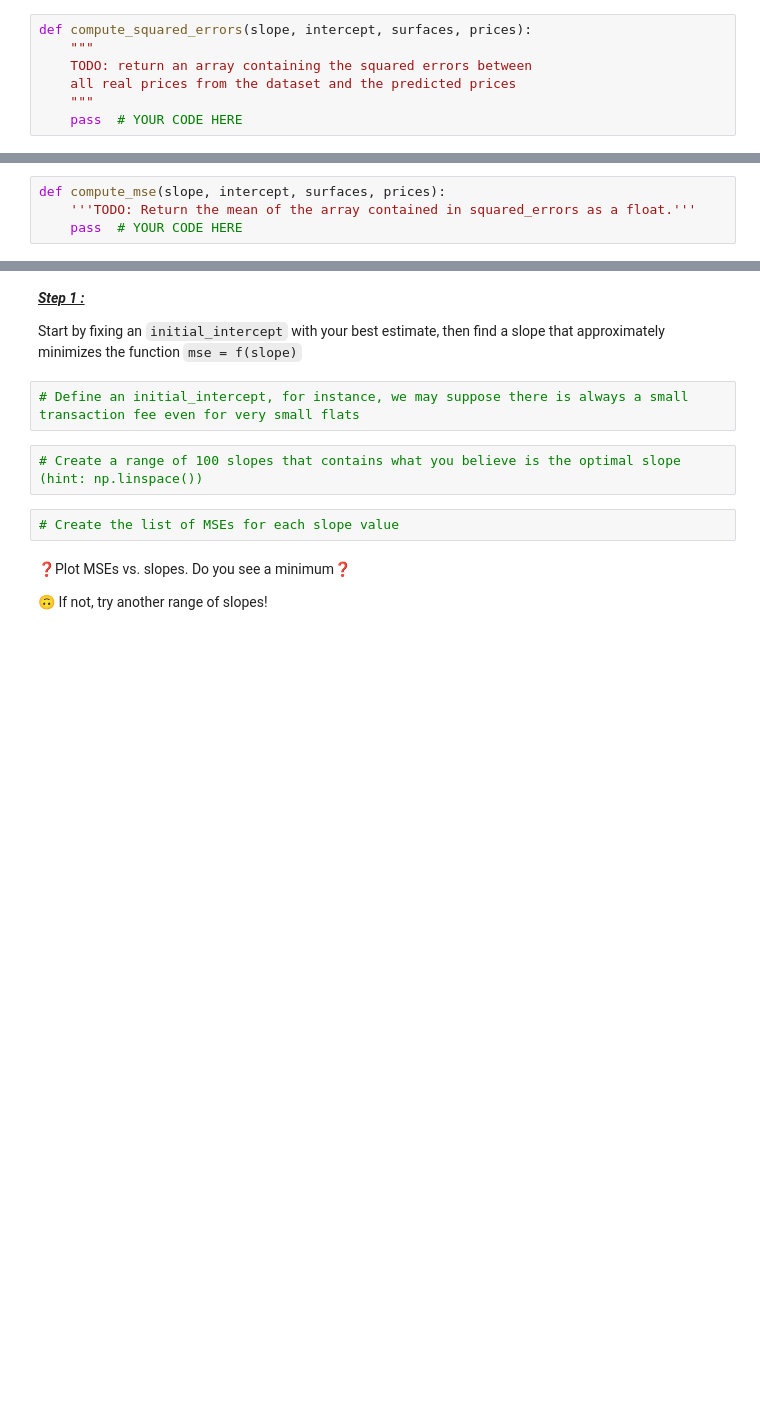
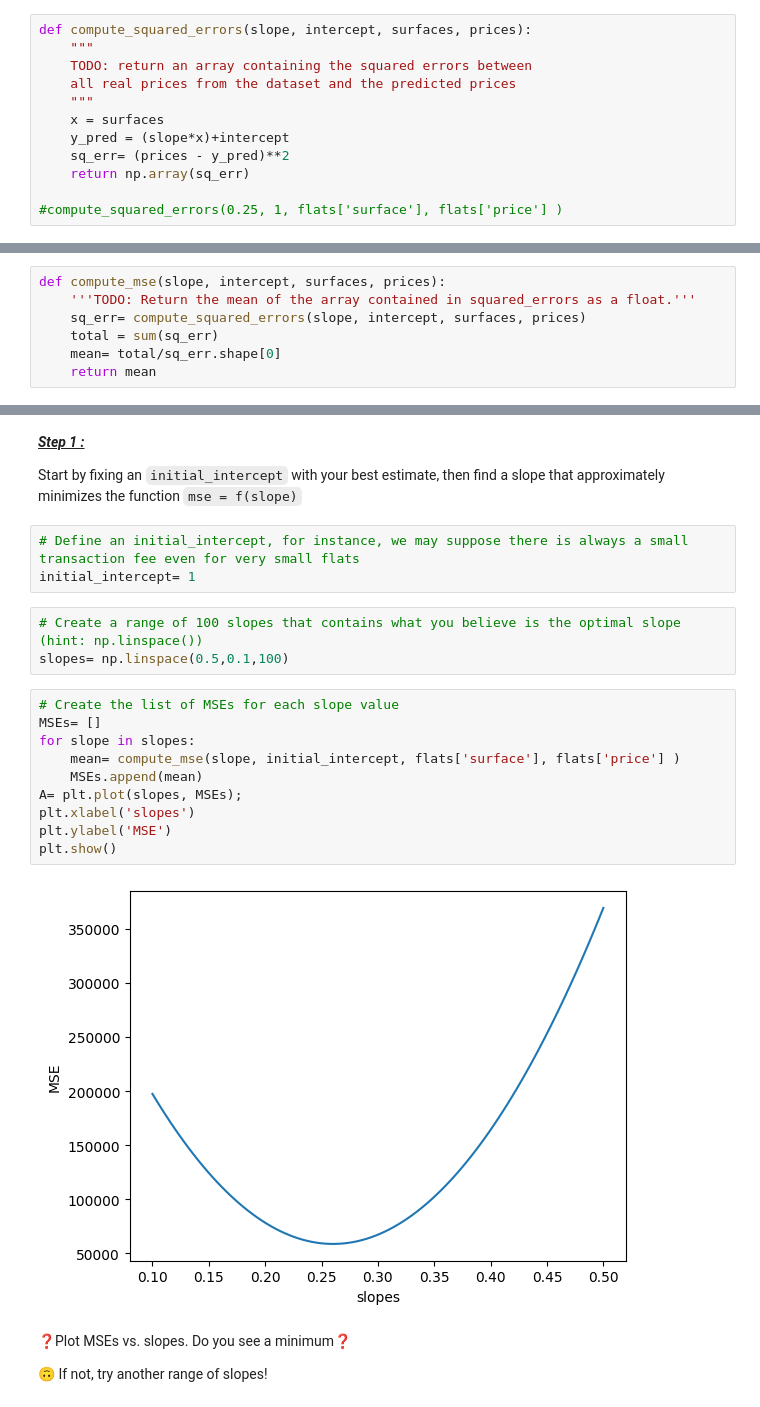
Before and after one commit to ParissaPeimaniyfard/data-real-estate-advanced-estimator, a Jupyter notebook: 02-real_estate_advanced_estimator.ipynb, the cells around one changed output, grey strips where cells are left out. Drawn from its saved outputs; the diff is of its cells as text; blank space fills up the shorter version.

```diff
--- a/02-real_estate_advanced_estimator.ipynb
+++ b/02-real_estate_advanced_estimator.ipynb
@@ -216,7 +219,12 @@ def compute_squared_errors(slope, intercept, surfaces, prices):
     TODO: return an array containing the squared errors between
     all real prices from the dataset and the predicted prices
     """
-    pass  # YOUR CODE HERE
+    x = surfaces
+    y_pred = (slope*x)+intercept
+    sq_err= (prices - y_pred)**2
+    return np.array(sq_err)
+
+#compute_squared_errors(0.25, 1, flats['surface'], flats['price'] )
 # %% [markdown]
 💡 A general principle in Data Science/Modeling is that $ \large error = f(\boldsymbol y, \hat{\boldsymbol y})$ where:
 
@@ -233,7 +241,10 @@ def compute_squared_errors(slope, intercept, surfaces, prices):
 # %%
 def compute_mse(slope, intercept, surfaces, prices):
     '''TODO: Return the mean of the array contained in squared_errors as a float.'''
-    pass  # YOUR CODE HERE
+    sq_err= compute_squared_errors(slope, intercept, surfaces, prices)
+    total = sum(sq_err)
+    mean= total/sq_err.shape[0]
+    return mean
 # %% [markdown]
 👉 In section _(2.1) Visual approach_, you visually tried to estimate the "best line", which consists in finding the best pair `(slope, intercept)`.
 
@@ -254,10 +267,22 @@ def compute_mse(slope, intercept, surfaces, prices):
 Start by fixing an  `initial_intercept` with your best estimate, then find a slope that approximately minimizes the function  `mse = f(slope)`
 # %%
 # Define an initial_intercept, for instance, we may suppose there is always a small transaction fee even for very small flats
+initial_intercept= 1
 # %%
 # Create a range of 100 slopes that contains what you believe is the optimal slope (hint: np.linspace())
+slopes= np.linspace(0.5,0.1,100)
-# %%
-# Create the list of MSEs for each slope value
+# %%
+# Create the list of MSEs for each slope value
+MSEs= []
+for slope in slopes:
+    mean= compute_mse(slope, initial_intercept, flats['surface'], flats['price'] )
+    MSEs.append(mean)
+A= plt.plot(slopes, MSEs);
+plt.xlabel('slopes')
+plt.ylabel('MSE')
+plt.show()
+# %% [output]
+[figure, added]
 # %% [markdown]
 ❓Plot MSEs vs. slopes. Do you see a minimum❓
 
```
Also changed, not shown: parts of 13 cells of this notebook, 1 other file.
